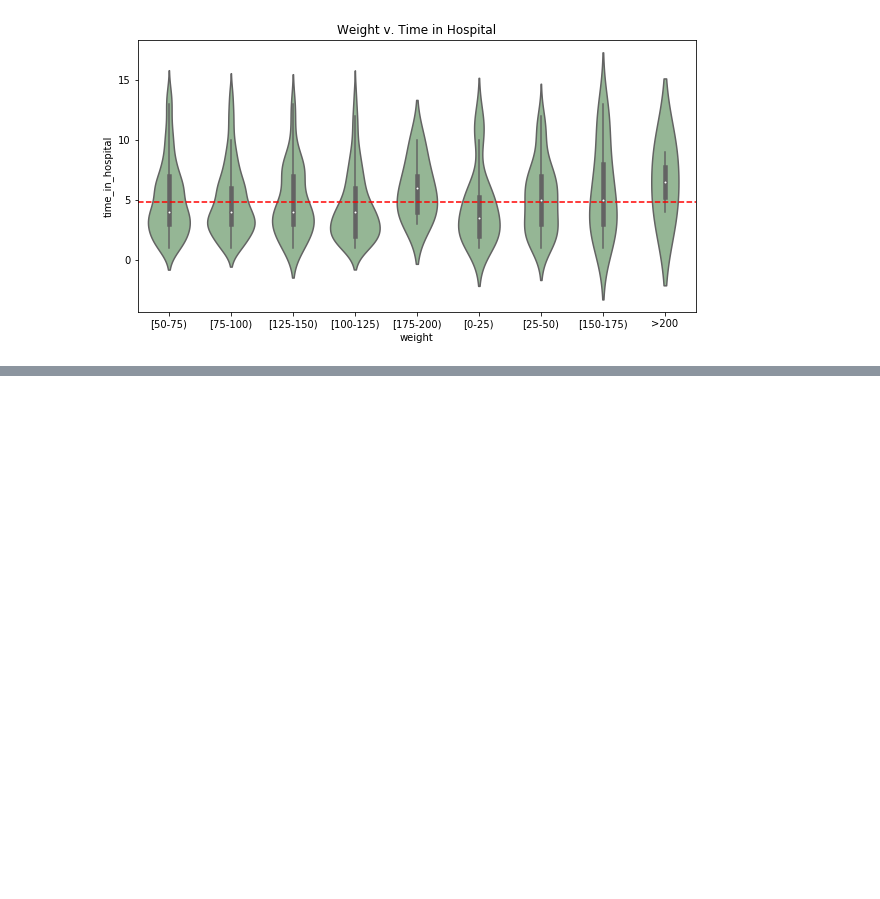
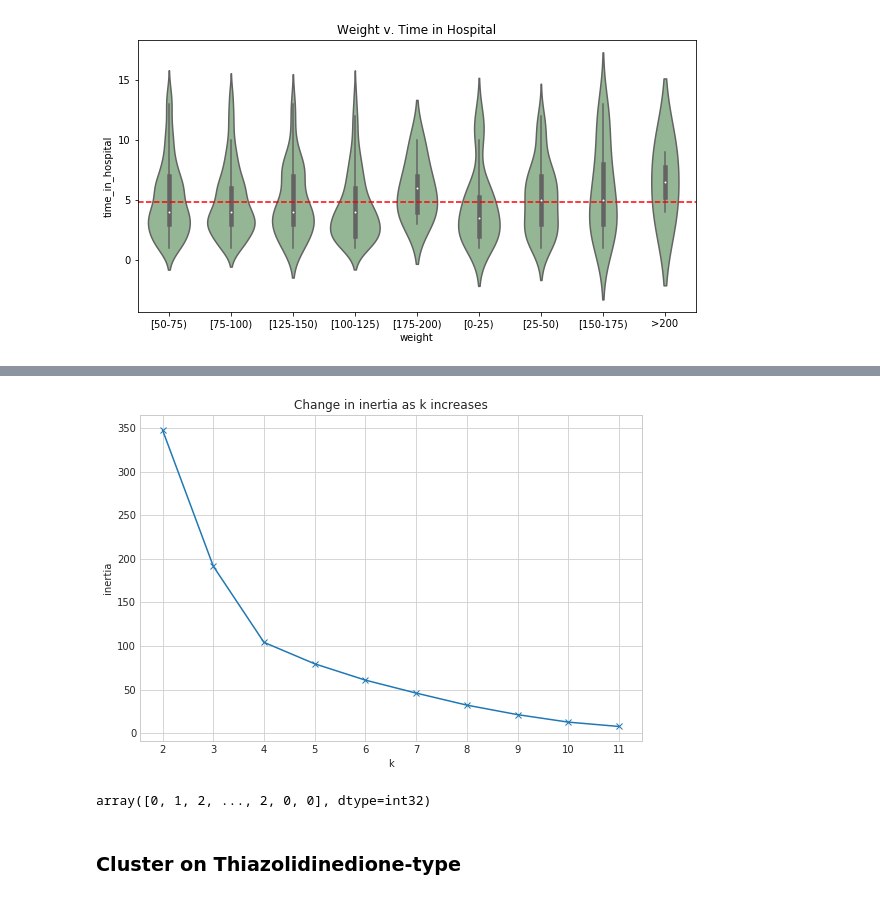
Before and after one commit to GabbyBarajasBroussard/diabetic-clustering-project, a Jupyter notebook: explore.ipynb, the cells around one changed output, grey strips where cells are left out. Cells and saved outputs as stored; diff of their text form; code cells hidden in the pictures; blank space fills up the shorter version.

```diff
--- a/explore.ipynb
+++ b/explore.ipynb
@@ -163,0 +246,4 @@ sns.heatmap(corr, mask=mask, cmap=cmap, vmax=.3, center=0,
+# %%
+X_train['cluster_Melgitinides'] = kmeans.predict(X4)
+X_validate['cluster_Melgitinides'] = kmeans.predict(X5)
+X_test['cluster_Melgitinides'] = kmeans.predict(X6)
@@ -163,0 +252,27 @@ sns.heatmap(corr, mask=mask, cmap=cmap, vmax=.3, center=0,
+# %%
+X7 = X_train[['tolazamide_Steady','chlorpropamide_Steady', 'glimepiride_Down', 'glimepiride_Steady', 'glimepiride_Up','glipizide_Down', 'glipizide_Steady', 'glipizide_Up','glyburide_Down', 'glyburide_Steady', 'glyburide_Up', 'tolbutamide_Steady']]
+X8 = X_validate[['tolazamide_Steady','chlorpropamide_Steady', 'glimepiride_Down', 'glimepiride_Steady', 'glimepiride_Up','glipizide_Down', 'glipizide_Steady', 'glipizide_Up','glyburide_Down', 'glyburide_Steady', 'glyburide_Up', 'tolbutamide_Steady']]
+X9 = X_test[['tolazamide_Steady','chlorpropamide_Steady', 'glimepiride_Down', 'glimepiride_Steady', 'glimepiride_Up','glipizide_Down', 'glipizide_Steady', 'glipizide_Up','glyburide_Down', 'glyburide_Steady', 'glyburide_Up', 'tolbutamide_Steady']]
+# %%
+with plt.style.context('seaborn-whitegrid'):
+    plt.figure(figsize=(9, 6))
+    pd.Series({k: KMeans(k).fit(X7).inertia_ for k in range(2, 12)}).plot(marker='x')
+    plt.xticks(range(2, 12))
+    plt.xlabel('k')
+    plt.ylabel('inertia')
+    plt.title('Change in inertia as k increases')
+# %% [output]
+[figure, added]
+# %%
+# Make the kmeans object
+kmeans = KMeans(n_clusters=3)
+
+# fit the kmeans model
+kmeans.fit(X7)
+
+# use the thing
+kmeans.predict(X7)
+# %% [output]
+array([0, 1, 2, ..., 2, 0, 0], dtype=int32)
+# %% [markdown]
+### Cluster on Thiazolidinedione-type
```
Also changed, not shown: parts of 29 cells of this notebook.
